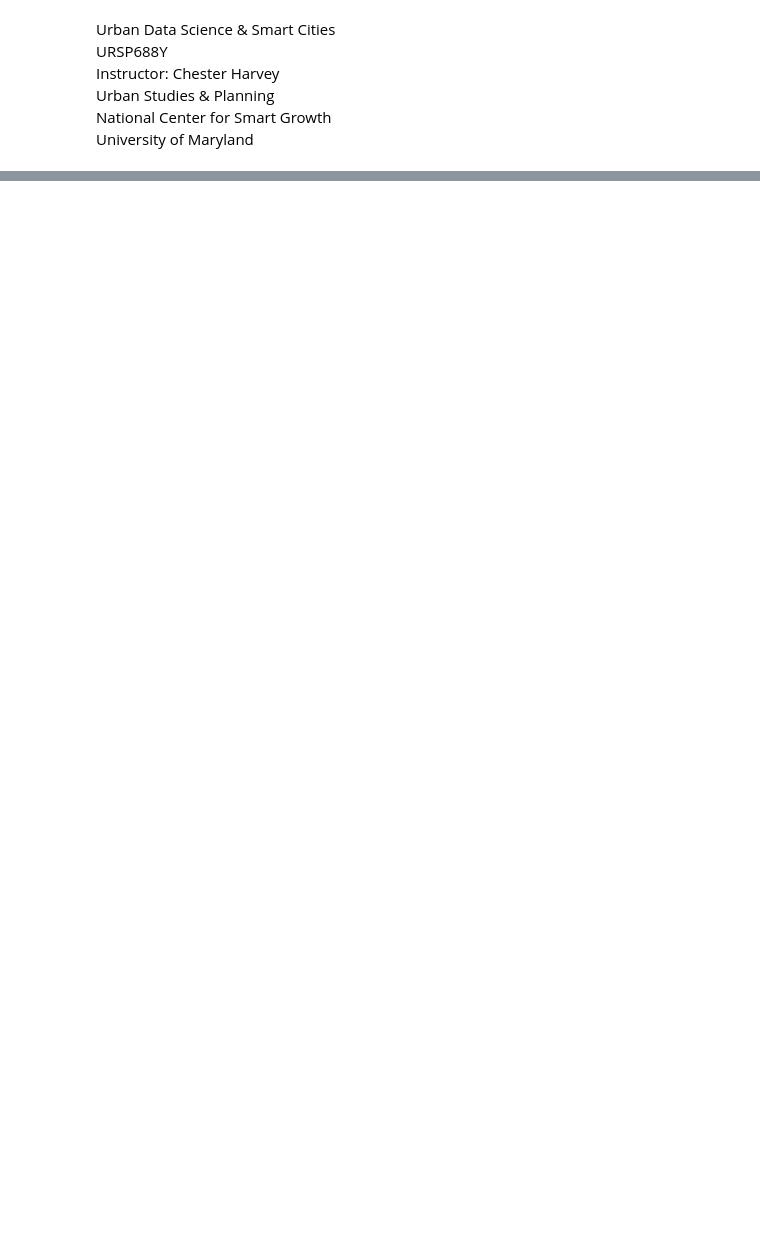
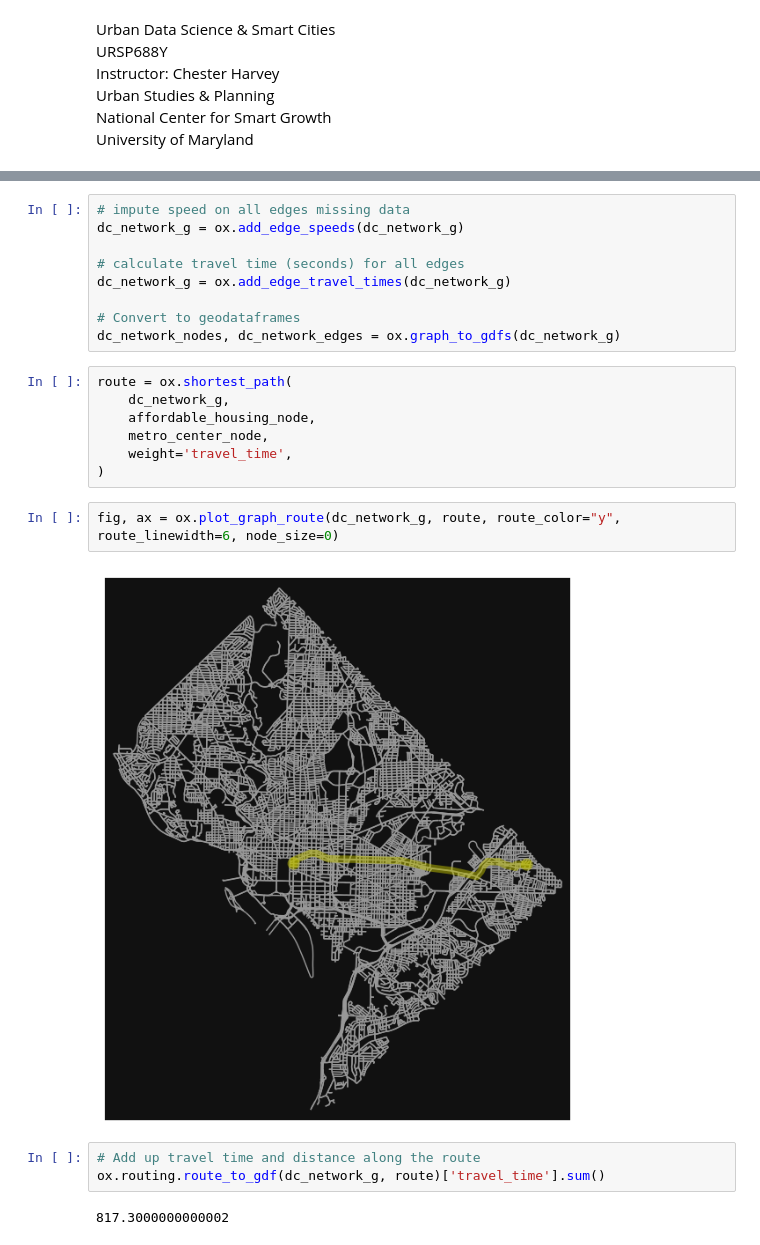
Before and after one commit to ncsg/ursp688y_sp2023, a Jupyter notebook: demos/demo10/demo10.ipynb, the cells around one changed output, grey strips where cells are left out. Cells and saved outputs as stored; diff of their text form; blank space fills up the shorter version.

```diff
--- a/demos/demo10/demo10.ipynb
+++ b/demos/demo10/demo10.ipynb
@@ -27,0 +127,25 @@ import geopandas as gpd
+# %%
+# impute speed on all edges missing data
+dc_network_g = ox.add_edge_speeds(dc_network_g)
+
+# calculate travel time (seconds) for all edges
+dc_network_g = ox.add_edge_travel_times(dc_network_g)
+
+# Convert to geodataframes
+dc_network_nodes, dc_network_edges = ox.graph_to_gdfs(dc_network_g)
+# %%
+route = ox.shortest_path(
+    dc_network_g,
+    affordable_housing_node,
+    metro_center_node,
+    weight='travel_time',
+)
+# %%
+fig, ax = ox.plot_graph_route(dc_network_g, route, route_color="y", route_linewidth=6, node_size=0)
+# %% [output]
+[figure, added]
+# %%
+# Add up travel time and distance along the route
+ox.routing.route_to_gdf(dc_network_g, route)['travel_time'].sum()
+# %% [output]
+817.3000000000002
```
Also changed, not shown: parts of 27 cells of this notebook, 9 other files.
